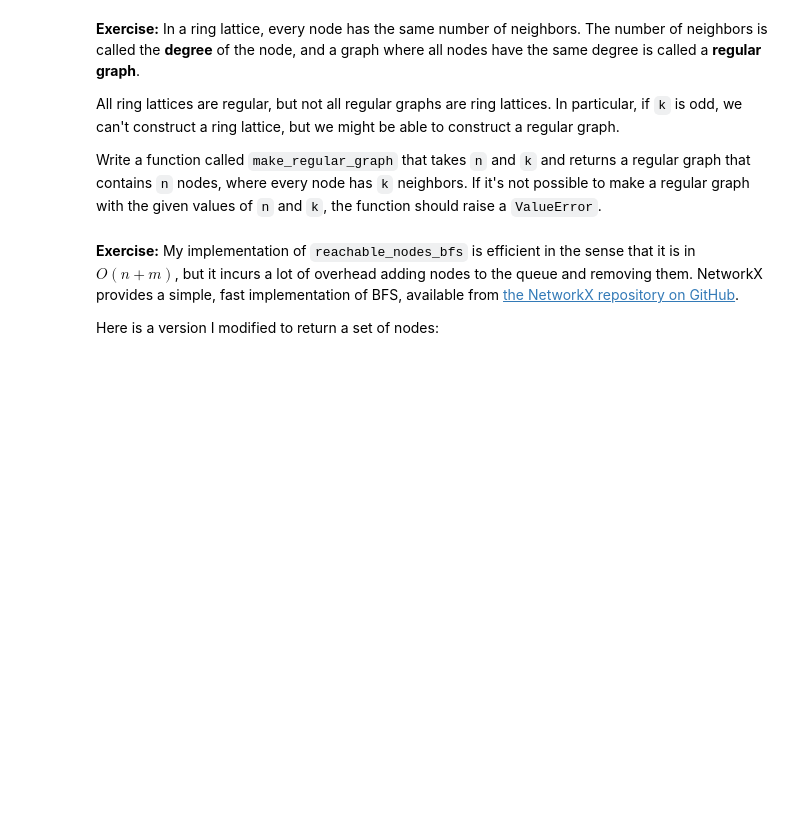
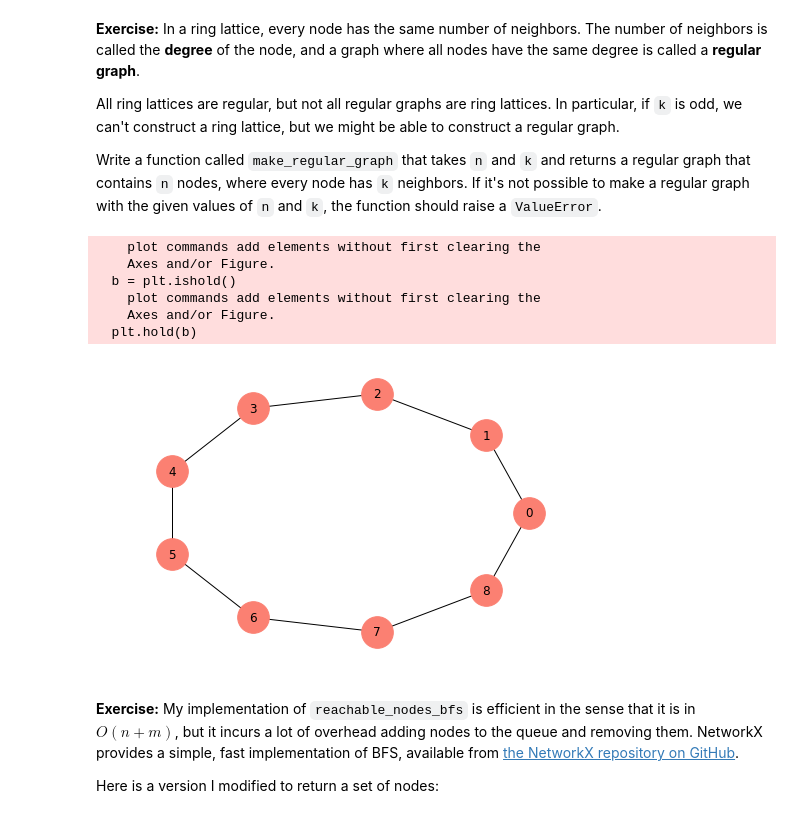
Before and after one commit to nrivkin/ThinkComplexity2, a Jupyter notebook: code/chap03mine.ipynb, the cells around one changed output. Saved outputs shown, nothing was run; the diff lists cells and outputs as text; code cells hidden in the pictures; blank space fills up the shorter version.

```diff
--- a/code/chap03mine.ipynb
+++ b/code/chap03mine.ipynb
@@ -522,3 +586,37 @@ Write a function called `make_regular_graph` that takes `n` and `k` and returns
+# %%
+def make_regular_graph(n, k):
+    """
+    the number of edges on a k-regular gragh must be nk/2. If n and k are both odd, then no graph can be made.
+    This results from Eulers degree-sum formula
+    """
+    G = make_ring_lattice(n,k - (k % 2))
+    if k % 2 == 0:
+        for node in G.nodes():
+            if len(G.neighbors(node)) != k:
+                raise ValueError('not possible. k may be too high')
+        return G
+    if n % 2 == 1:
+        raise ValueError('not possible.')
+    for node in range(n//2):                                           # use // because floats are not allowed
+        G.add_edge(node, node + n//2)
+    for node in G.nodes():
+        if len(G.neighbors(node)) != k:
+            raise ValueError('not possible. k may be too high')
+    return G
+# %%
+G = make_regular_graph(9,2)
+nx.draw_circular(G,
+                 node_color=COLORS[3],
+                 node_size=1000,
+                 with_labels=True)
+# %% [output]
+    plot commands add elements without first clearing the
+    Axes and/or Figure.
+  b = plt.ishold()
+    plot commands add elements without first clearing the
+    Axes and/or Figure.
+  plt.hold(b)
+[figure, added]
 # %%
 # Solution goes here
 # %%
```
Also changed, not shown: parts of 16 cells of this notebook.
